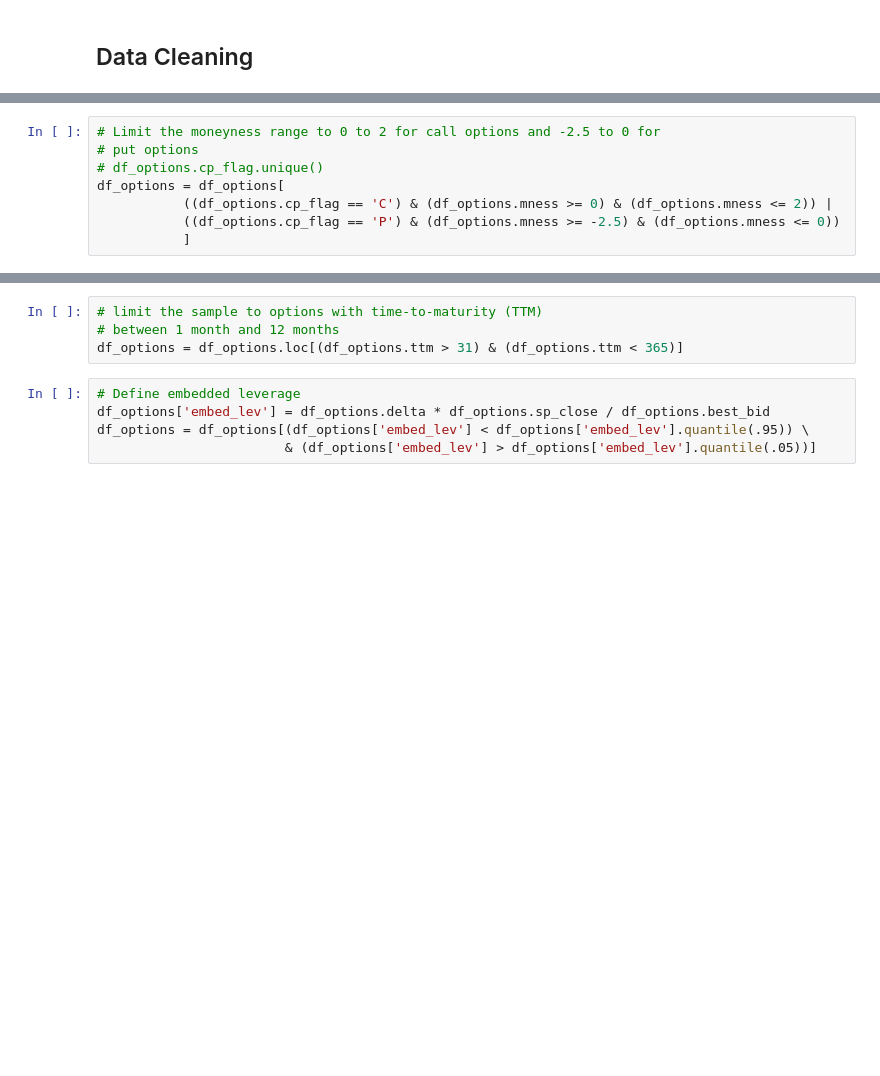
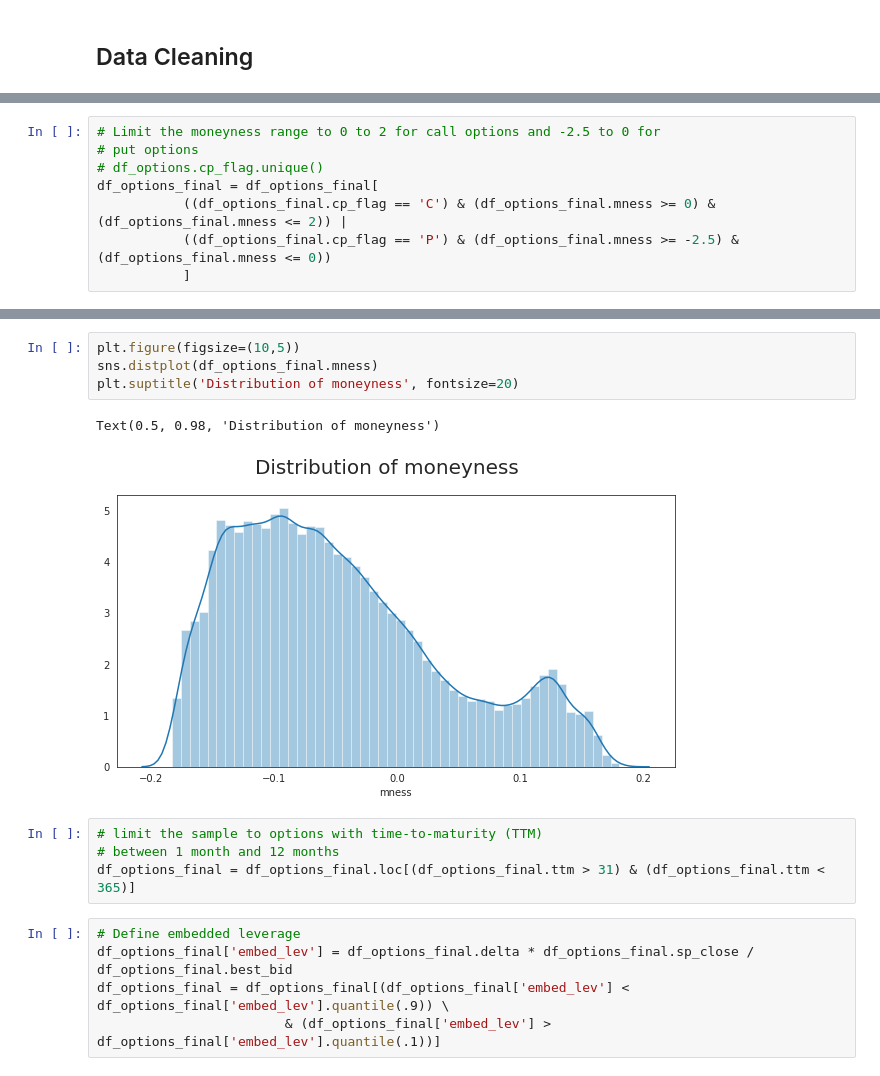
Before and after one commit to AlexanderOnbysh/risk-management-final-project, a Jupyter notebook: PM_Project.ipynb, the cells around one changed output, grey strips where cells are left out. Drawn from its saved outputs; the diff is of its cells as text; blank space fills up the shorter version.

```diff
--- a/PM_Project.ipynb
+++ b/PM_Project.ipynb
@@ -302,7 +330,7 @@ Text(0.5, 0.98, 'Distribution of moneyness')
 # Limit the moneyness range to 0 to 2 for call options and -2.5 to 0 for
 # put options
 # df_options.cp_flag.unique()
-df_options = df_options[
-           ((df_options.cp_flag == 'C') & (df_options.mness >= 0) & (df_options.mness <= 2)) |
-           ((df_options.cp_flag == 'P') & (df_options.mness >= -2.5) & (df_options.mness <= 0))
+df_options_final = df_options_final[
+           ((df_options_final.cp_flag == 'C') & (df_options_final.mness >= 0) & (df_options_final.mness <= 2)) |
+           ((df_options_final.cp_flag == 'P') & (df_options_final.mness >= -2.5) & (df_options_final.mness <= 0))
            ]
@@ -309,9 +341,16 @@ df_options = df_options[
+# %%
+plt.figure(figsize=(10,5))
+sns.distplot(df_options_final.mness)
+plt.suptitle('Distribution of moneyness', fontsize=20)
+# %% [output]
+Text(0.5, 0.98, 'Distribution of moneyness')
+[figure, added]
 # %%
 # limit the sample to options with time-to-maturity (TTM)
 # between 1 month and 12 months
-df_options = df_options.loc[(df_options.ttm > 31) & (df_options.ttm < 365)]
+df_options_final = df_options_final.loc[(df_options_final.ttm > 31) & (df_options_final.ttm < 365)]
 # %%
 # Define embedded leverage
-df_options['embed_lev'] = df_options.delta * df_options.sp_close / df_options.best_bid
-df_options = df_options[(df_options['embed_lev'] < df_options['embed_lev'].quantile(.95)) \
-                        & (df_options['embed_lev'] > df_options['embed_lev'].quantile(.05))]
+df_options_final['embed_lev'] = df_options_final.delta * df_options_final.sp_close / df_options_final.best_bid
+df_options_final = df_options_final[(df_options_final['embed_lev'] < df_options_final['embed_lev'].quantile(.9)) \
+                        & (df_options_final['embed_lev'] > df_options_final['embed_lev'].quantile(.1))]
```
Also changed, not shown: parts of 17 cells of this notebook.
